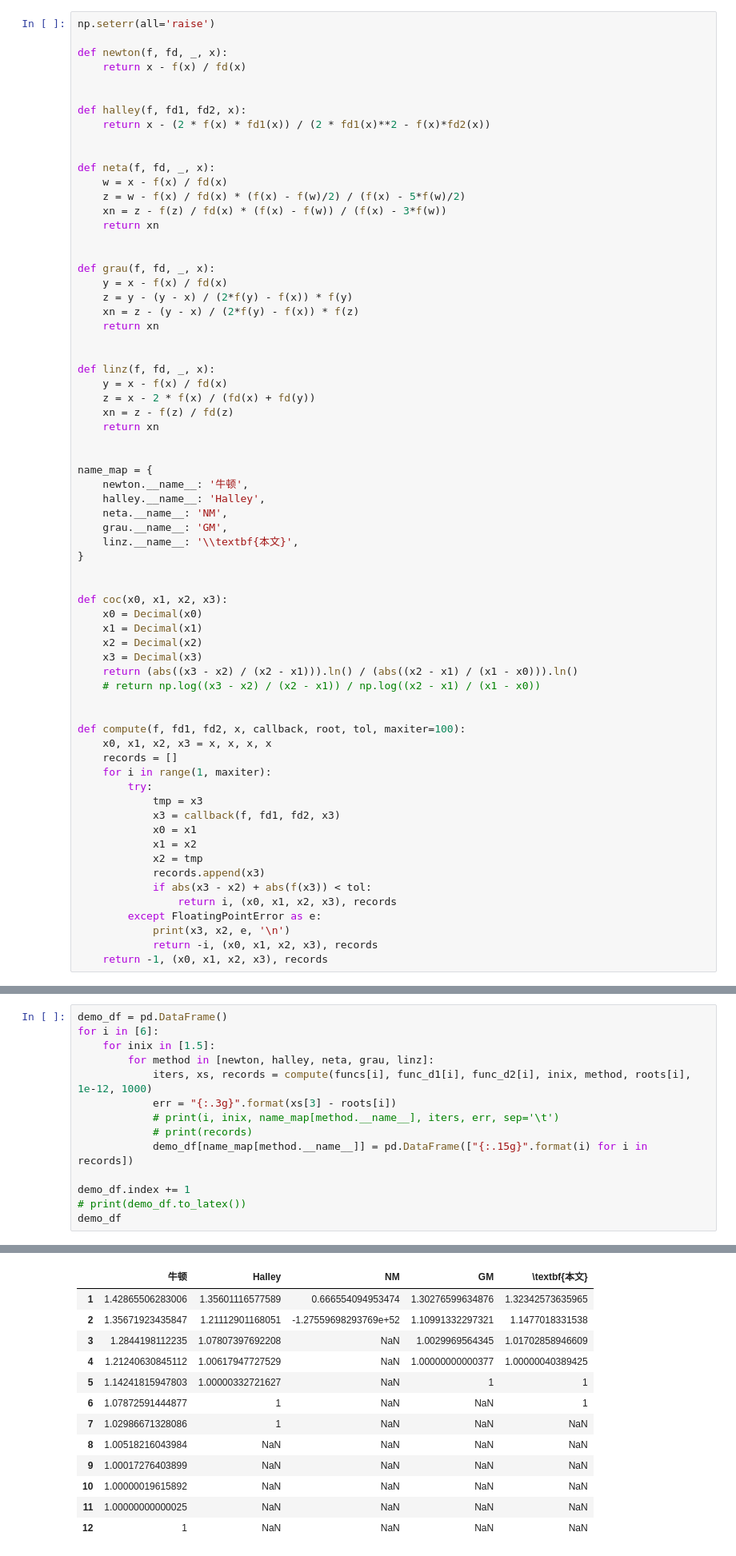
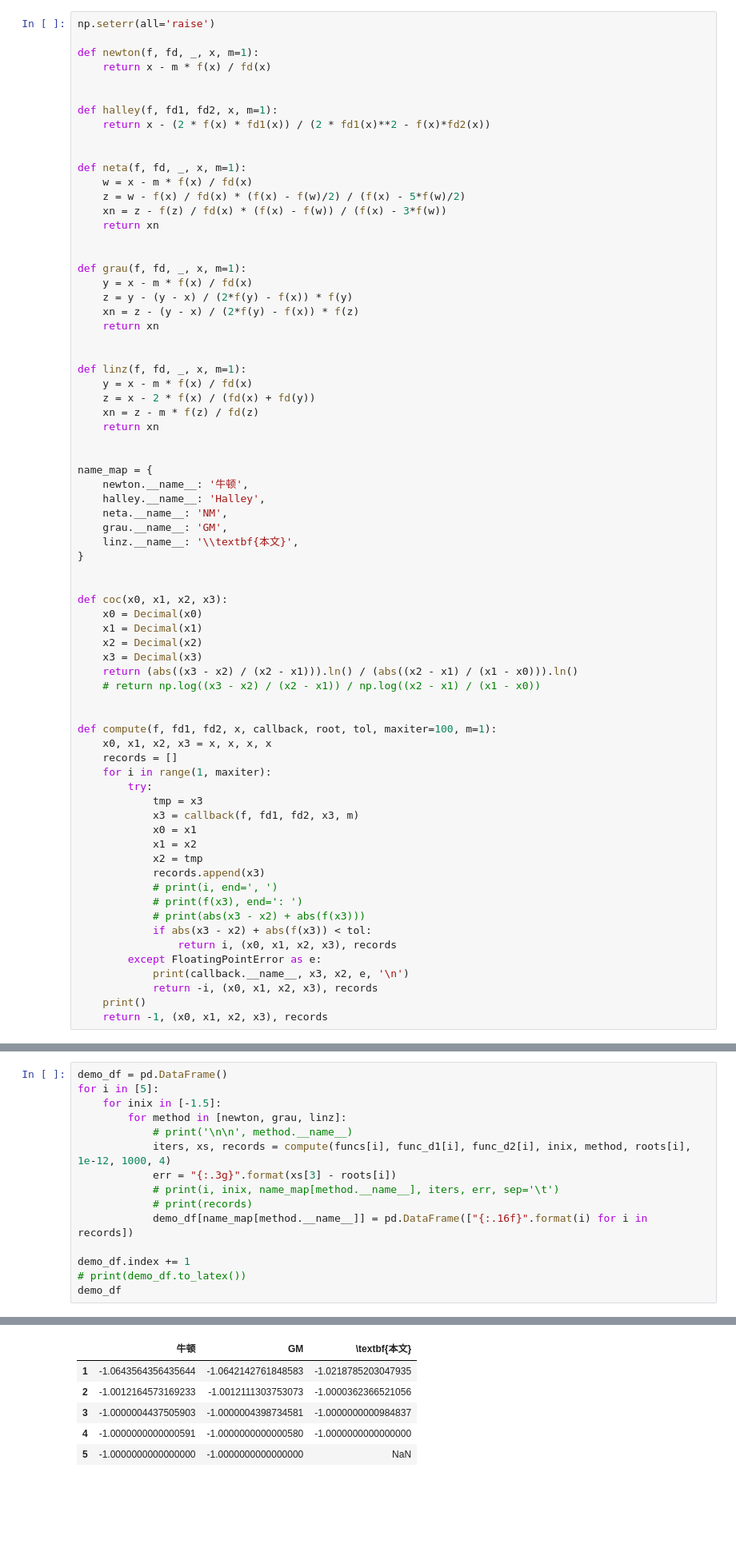
Before and after one commit to zejia-lin/numerical-analysis-homework, a Jupyter notebook: code/draw.ipynb, the cells around one changed output, grey strips where cells are left out. Shown: that part at 80% size. Drawn from its saved outputs; the diff is of its cells as text; blank space fills up the shorter version.

```diff
--- a/code/draw.ipynb
+++ b/code/draw.ipynb
@@ -95,32 +95,32 @@ func_d2 = [
 # %%
 np.seterr(all='raise')
 
-def newton(f, fd, _, x):
-    return x - f(x) / fd(x)
+def newton(f, fd, _, x, m=1):
+    return x - m * f(x) / fd(x)
 
 
-def halley(f, fd1, fd2, x):
+def halley(f, fd1, fd2, x, m=1):
     return x - (2 * f(x) * fd1(x)) / (2 * fd1(x)**2 - f(x)*fd2(x))
 
 
-def neta(f, fd, _, x):
-    w = x - f(x) / fd(x)
+def neta(f, fd, _, x, m=1):
+    w = x - m * f(x) / fd(x)
     z = w - f(x) / fd(x) * (f(x) - f(w)/2) / (f(x) - 5*f(w)/2)
     xn = z - f(z) / fd(x) * (f(x) - f(w)) / (f(x) - 3*f(w))
     return xn
 
 
-def grau(f, fd, _, x):
-    y = x - f(x) / fd(x)
+def grau(f, fd, _, x, m=1):
+    y = x - m * f(x) / fd(x)
     z = y - (y - x) / (2*f(y) - f(x)) * f(y)
     xn = z - (y - x) / (2*f(y) - f(x)) * f(z)
     return xn
 
 
-def linz(f, fd, _, x):
-    y = x - f(x) / fd(x)
+def linz(f, fd, _, x, m=1):
+    y = x - m * f(x) / fd(x)
     z = x - 2 * f(x) / (fd(x) + fd(y))
-    xn = z - f(z) / fd(z)
+    xn = z - m * f(z) / fd(z)
     return xn
 
 
@@ -142,22 +142,26 @@ def coc(x0, x1, x2, x3):
     # return np.log((x3 - x2) / (x2 - x1)) / np.log((x2 - x1) / (x1 - x0))
 
 
-def compute(f, fd1, fd2, x, callback, root, tol, maxiter=100):
+def compute(f, fd1, fd2, x, callback, root, tol, maxiter=100, m=1):
     x0, x1, x2, x3 = x, x, x, x
     records = []
     for i in range(1, maxiter):
         try:
             tmp = x3
-            x3 = callback(f, fd1, fd2, x3)
+            x3 = callback(f, fd1, fd2, x3, m)
             x0 = x1
             x1 = x2
             x2 = tmp
             records.append(x3)
+            # print(i, end=', ')
+            # print(f(x3), end=': ')
+            # print(abs(x3 - x2) + abs(f(x3)))
             if abs(x3 - x2) + abs(f(x3)) < tol:
                 return i, (x0, x1, x2, x3), records
         except FloatingPointError as e:
-            print(x3, x2, e, '\n')
+            print(callback.__name__, x3, x2, e, '\n')
             return -i, (x0, x1, x2, x3), records
+    print()
     return -1, (x0, x1, x2, x3), records
 # %%
 mdl = np
@@ -247,14 +251,15 @@ for i in [7]:
 7       1.5     \textbf{本文}     16      1.78e-13
 # %%
 demo_df = pd.DataFrame()
-for i in [6]:
-    for inix in [1.5]:
-        for method in [newton, halley, neta, grau, linz]:
-            iters, xs, records = compute(funcs[i], func_d1[i], func_d2[i], inix, method, roots[i], 1e-12, 1000)
+for i in [5]:
+    for inix in [-1.5]:
+        for method in [newton, grau, linz]:
+            # print('\n\n', method.__name__)
+            iters, xs, records = compute(funcs[i], func_d1[i], func_d2[i], inix, method, roots[i], 1e-12, 1000, 4)
             err = "{:.3g}".format(xs[3] - roots[i])
             # print(i, inix, name_map[method.__name__], iters, err, sep='\t')
             # print(records)
-            demo_df[name_map[method.__name__]] = pd.DataFrame(["{:.15g}".format(i) for i in records])
+            demo_df[name_map[method.__name__]] = pd.DataFrame(["{:.16f}".format(i) for i in records])
 
 demo_df.index += 1
 # print(demo_df.to_latex())
@@ -266,14 +269,7 @@ demo_df
-|  | 牛顿 | Halley | NM | GM | \textbf{本文} |
-| 1 | 1.42865506283006 | 1.35601116577589 | 0.666554094953474 | 1.30276599634876 | 1.32342573635965 |
-| 2 | 1.35671923435847 | 1.21112901168051 | -1.27559698293769e+52 | 1.10991332297321 | 1.1477018331538 |
-| 3 | 1.2844198112235 | 1.07807397692208 | NaN | 1.0029969564345 | 1.01702858946609 |
-| 4 | 1.21240630845112 | 1.00617947727529 | NaN | 1.00000000000377 | 1.00000040389425 |
-| 5 | 1.14241815947803 | 1.00000332721627 | NaN | 1 | 1 |
-| 6 | 1.07872591444877 | 1 | NaN | NaN | 1 |
-| 7 | 1.02986671328086 | 1 | NaN | NaN | NaN |
-| 8 | 1.00518216043984 | NaN | NaN | NaN | NaN |
-| 9 | 1.00017276403899 | NaN | NaN | NaN | NaN |
-| 10 | 1.00000019615892 | NaN | NaN | NaN | NaN |
-| 11 | 1.00000000000025 | NaN | NaN | NaN | NaN |
-| 12 | 1 | NaN | NaN | NaN | NaN |
+|  | 牛顿 | GM | \textbf{本文} |
+| 1 | -1.0643564356435644 | -1.0642142761848583 | -1.0218785203047935 |
+| 2 | -1.0012164573169233 | -1.0012111303753073 | -1.0000362366521056 |
+| 3 | -1.0000004437505903 | -1.0000004398734581 | -1.0000000000984837 |
+| 4 | -1.0000000000000591 | -1.0000000000000580 | -1.0000000000000000 |
+| 5 | -1.0000000000000000 | -1.0000000000000000 | NaN |
 # %%
```
Also changed, not shown: parts of 2 cells of this notebook, 5 other files.
